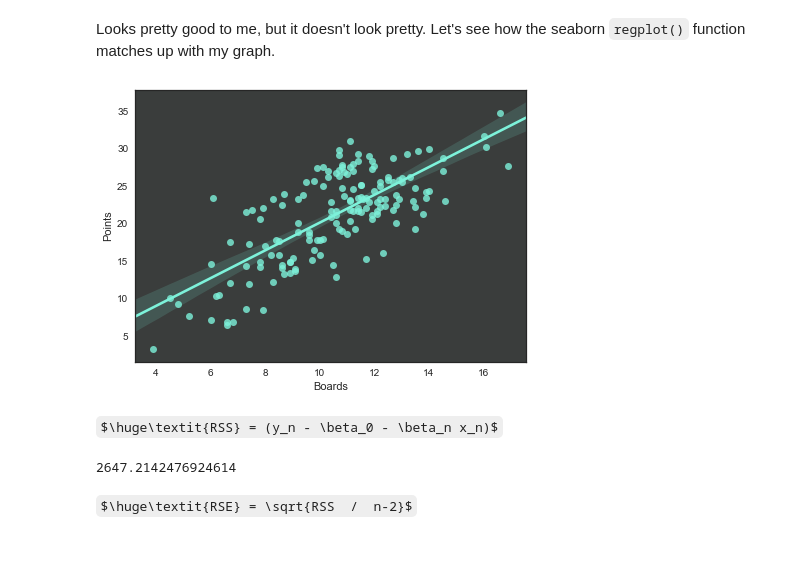
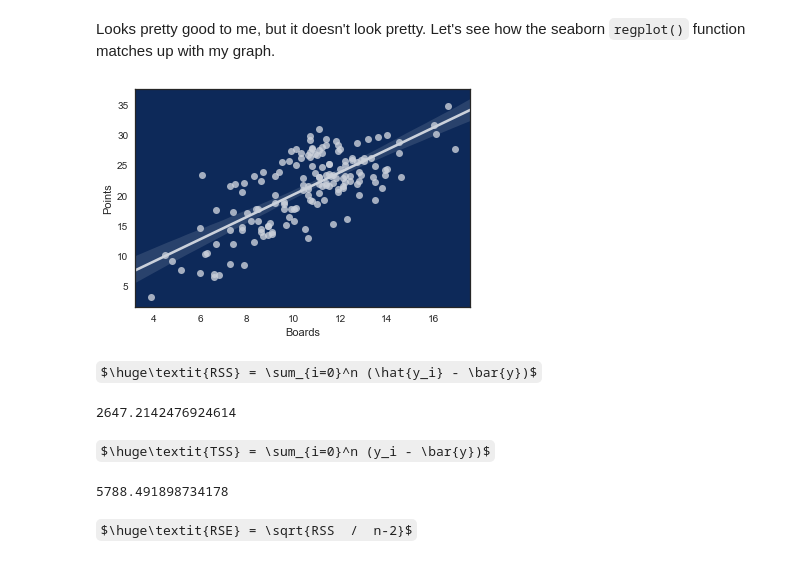
Before and after one commit to dacrands/BasketballRegression, a Jupyter notebook: BasketballIRegressionAnalysis.ipynb, the cells around one changed output. Drawn from its saved outputs; the diff is of its cells as text; code cells hidden in the pictures; some formulas as TeX source.

Commit message:
Cleaned up the graph labels, ran linregress on cleaned data

````diff
--- a/BasketballIRegressionAnalysis.ipynb
+++ b/BasketballIRegressionAnalysis.ipynb
@@ -216,13 +215,12 @@ plt.legend()
 # %% [markdown]
 Looks pretty good to me, but it doesn't look pretty. Let's see how the seaborn ```regplot()``` function matches up with my graph.
 # %%
-f, ax = plt.subplots(figsize = (7,5))
-ax.set_facecolor('#3a3d3c')
-ax = sns.regplot(x=boards, y=points, color="#7df2da")
+ax = sns.regplot(x=boards, y=points, color="#cbd1db")
+ax.set_facecolor("#0d2959")
 # %% [output]
-[figure, old version]
+[figure, new version]
-# %% [markdown]
-$\huge\textit{RSS} = (y_n - \beta_0 - \beta_n x_n)$
+# %% [markdown]
+$\huge\textit{RSS} = \sum_{i=0}^n (\hat{y_i} - \bar{y})$
 # %%
 # Compute the residual sum of squares
 RSS = 0
@@ -231,6 +229,16 @@ for i, y in enumerate(list(points)):
 RSS
 # %% [output]
 2647.2142476924614
+# %% [markdown]
+$\huge\textit{TSS} = \sum_{i=0}^n (y_i - \bar{y})$
+# %%
+# total sum of squares
+TSS = 0
+for y in points:
+    TSS += (y - pointsMean)**2
+TSS
+# %% [output]
+5788.491898734178
 # %% [markdown]
 $\huge\textit{RSE} = \sqrt{RSS  /  n-2}$
 # %%
````
Also changed, not shown: parts of 19 cells of this notebook.
